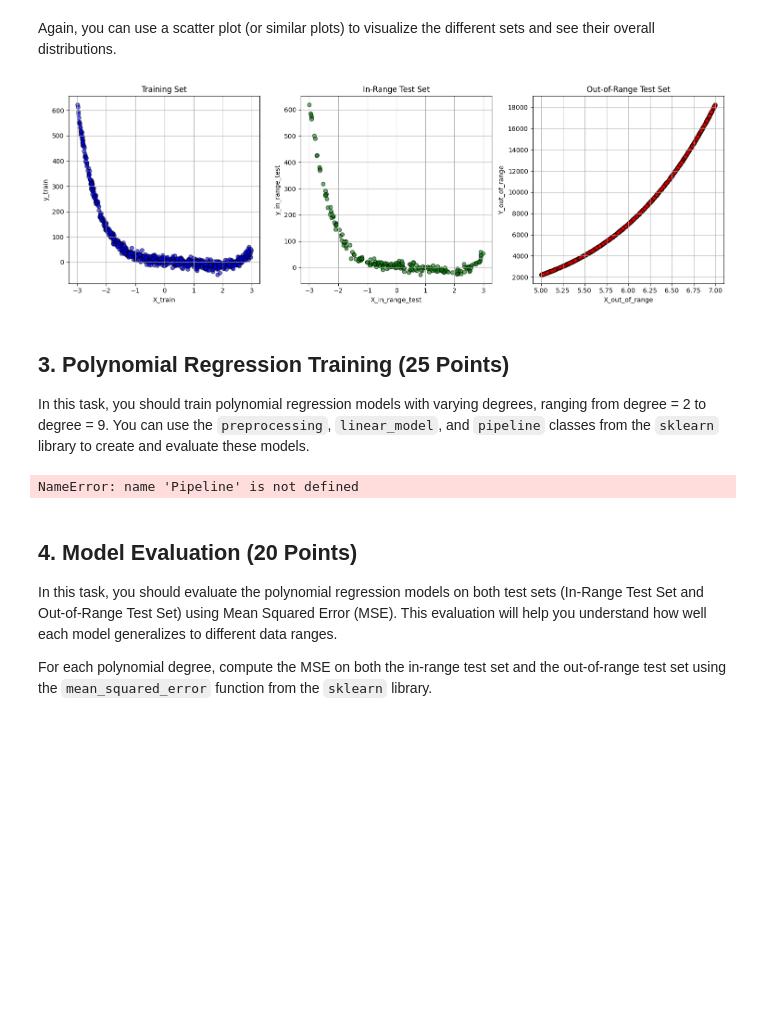
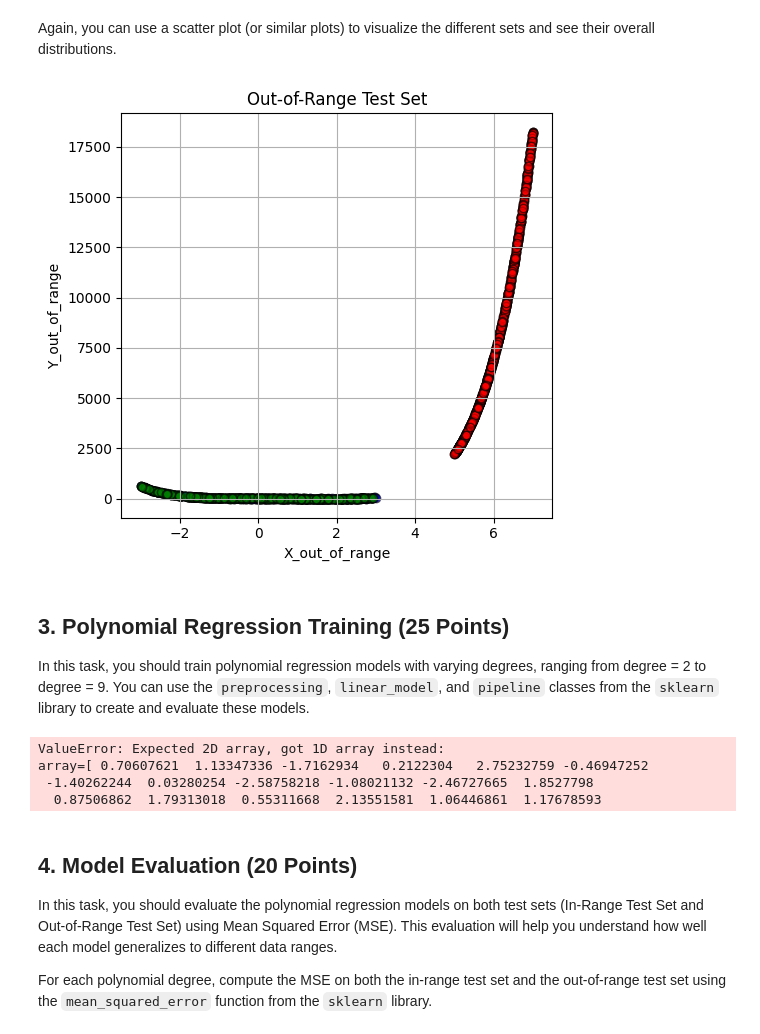
Before and after one commit to Rezaghafouri/stunning-parakeet, a Jupyter notebook: Exercises/Chapter_01_Supervised_Learning/Practical1/ML_HW1.ipynb, the cells around one changed output. Drawn from its saved outputs; the diff is of its cells as text; code cells hidden in the pictures; blank space fills up the shorter version.

```diff
--- a/Exercises/Chapter_01_Supervised_Learning/Practical1/ML_HW1.ipynb
+++ b/Exercises/Chapter_01_Supervised_Learning/Practical1/ML_HW1.ipynb
@@ -70,6 +70,13 @@ def generate_dataset(range_start, range_end, num_samples=1000, noise_std=10.0):
     return X, Y
 # %% [markdown]
 Use a scatter plot to visualize the relationship between $X$ and $y$. This will help you understand the structure of the generated data before moving on to fitting models.
+# %%
+def generate_dataset(range_start, range_end, num_samples=1000, noise_std=10.0):
+    # TODO: Generate dataset
+    X = np.random.uniform(range_start, range_end, num_samples)
+    noise = np.random.normal(0, noise_std, num_samples)
+    Y = (0.2 * X**6 - 0.5 * X**5 + 2 * X**4 - 5 * X**3 + 3 * X**2 - 10 * X + 5) + noise
+    return X, Y
 # %%
 X, Y = generate_dataset(-3, 3)
 
@@ -111,6 +118,7 @@ X_out_of_range ,Y_out_of_range = generate_dataset(5,7)
 # %% [markdown]
 Again, you can use a scatter plot (or similar plots) to visualize the different sets and see their overall distributions.
 # %%
+# TODO: Visualize the sets using scatter (or other plots)
 # TODO: Visualize the sets using scatter (or other plots)
 df_train = pd.DataFrame({
     'X_train': X_train,
@@ -127,36 +135,36 @@ df_out_of_range_test = pd.DataFrame({
 
 # Plotting each dataset
 plt.figure(figsize=(15, 5))
 
 # Training Set
-plt.subplot(1, 3, 1)
+plt.subplot(1, 3, 3)
 plt.scatter(df_train['X_train'], df_train['Y_train'], color='blue', alpha=0.6, edgecolors='k')
 plt.title('Training Set')
 plt.xlabel('X_train')
 plt.ylabel('y_train')
 plt.grid(True)
 
 # In-Range Test Set
-plt.subplot(1, 3, 2)
+plt.subplot(1, 3, 3)
 plt.scatter(df_in_range_test['X_in_range_test'], df_in_range_test['Y_in_range_test'], color='green', alpha=0.6, edgecolors='k')
 plt.title('In-Range Test Set')
 plt.xlabel('X_in_range_test')
 plt.ylabel('y_in_range_test')
 plt.grid(True)
 
 # Out-of-Range Test Set
 plt.subplot(1, 3, 3)
 plt.scatter(df_out_of_range_test['X_out_of_range'], df_out_of_range_test['Y_out_of_range'], color='red', alpha=0.6, edgecolors='k')
 plt.title('Out-of-Range Test Set')
 plt.xlabel('X_out_of_range')
 plt.ylabel('Y_out_of_range')
 plt.grid(True)
 
 # Adjust layout and display the plot
 plt.tight_layout()
 plt.show()
 # %% [output]
-[figure, old version]
+[figure, new version]
 # %% [markdown]
 ## 3. Polynomial Regression Training (25 Points)
 
@@ -174,11 +171,0 @@ def train_models(X, y, degree):
-# %%
-
-# TODO: Add the trained models with different degrees to the dict
-models = {}
-max_degree = 9  # Set the maximum degree
-
-# Train models for degrees ranging from 2 to 9
-for degree in range(2, 9):  # Includes degree 9
-    models[degree] = train_models(X_train, y_train, degree)
-# %% [output]
-NameError: name 'Pipeline' is not defined
@@ -185,3 +179,14 @@ NameError: name 'Pipeline' is not defined
+# %%
+models = {}  # Initialize an empty dictionary
+degrees = range(2, 10)  # Assuming degrees from 2 to 9
+
+for degree in degrees:
+    models[degree] = polynomial_regression(X_train, Y_train, degree)  # Assuming train_models is defined
+# %% [output]
+ValueError: Expected 2D array, got 1D array instead:
+array=[ 0.70607621  1.13347336 -1.7162934   0.2122304   2.75232759 -0.46947252
+ -1.40262244  0.03280254 -2.58758218 -1.08021132 -2.46727665  1.8527798
+  0.87506862  1.79313018  0.55311668  2.13551581  1.06446861  1.17678593
 # %% [markdown]
 ## 4. Model Evaluation (20 Points)
 
```
Also changed, not shown: parts of 7 cells of this notebook.
